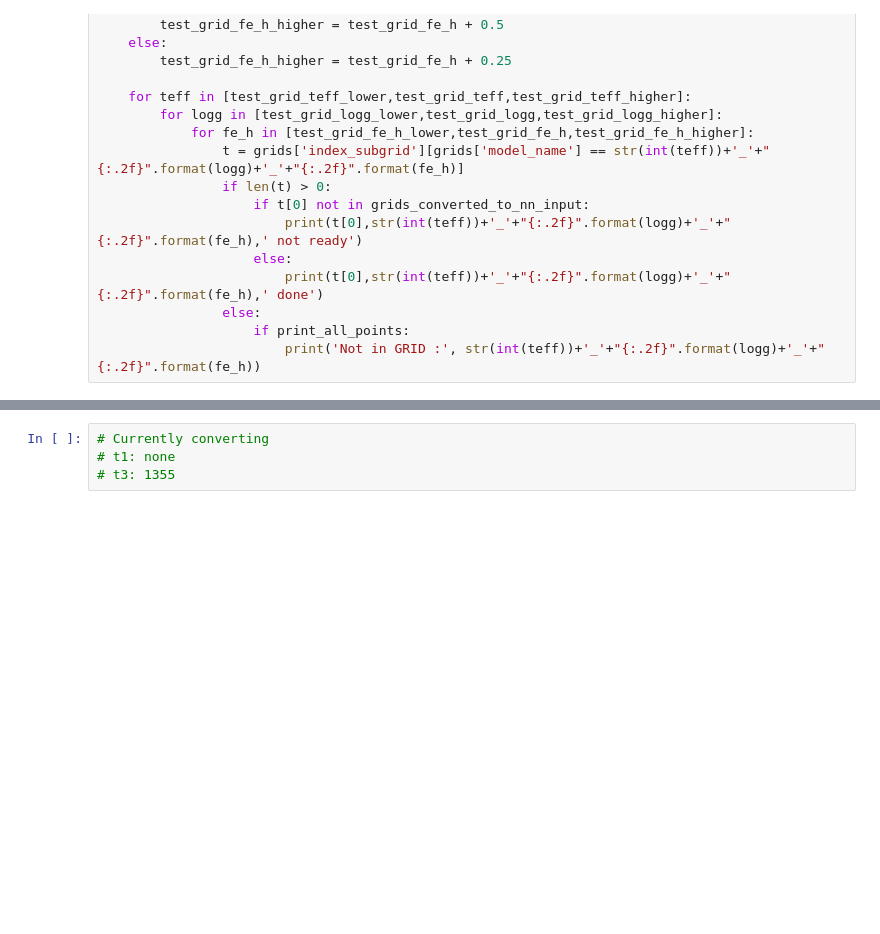
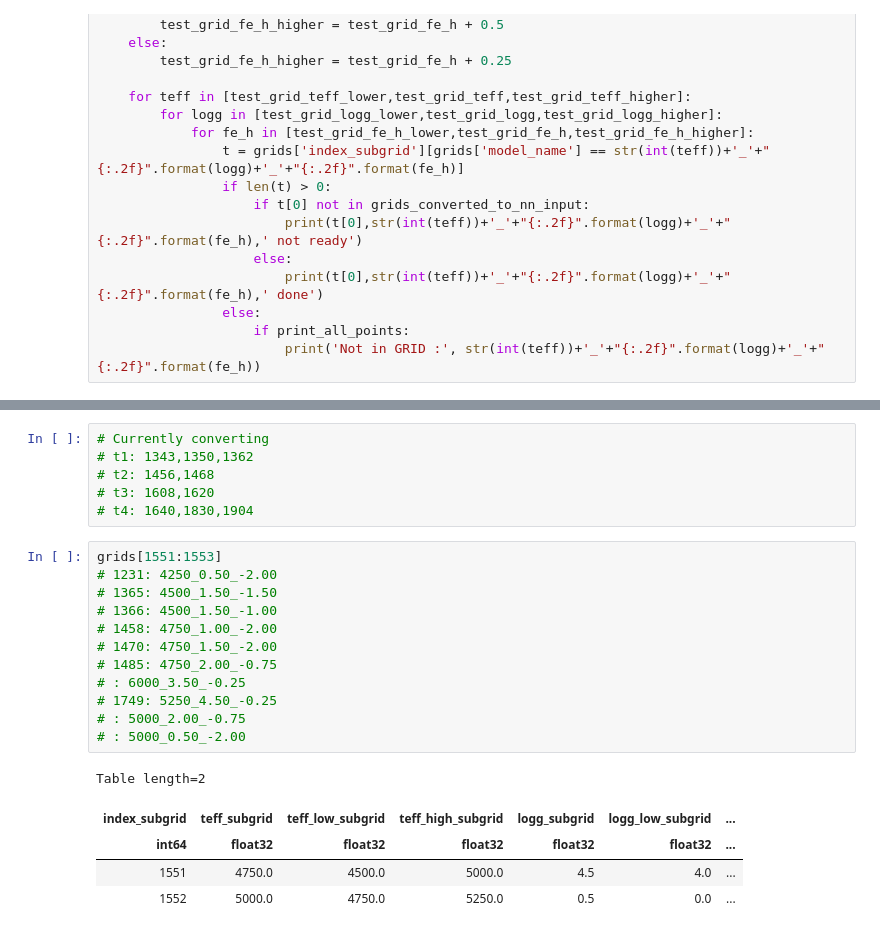
Before and after one commit to svenbuder/GALAH_DR4, a Jupyter notebook: spectrum_grids/galah_dr4_grid_calculation_priority_new_grid.ipynb, the cells around one changed output, grey strips where cells are left out. Drawn from its saved outputs; the diff is of its cells as text; blank space fills up the shorter version.

```diff
--- a/spectrum_grids/galah_dr4_grid_calculation_priority_new_grid.ipynb
+++ b/spectrum_grids/galah_dr4_grid_calculation_priority_new_grid.ipynb
@@ -517,9 +664,29 @@ ps = [1355,1367,1379]
 for p in ps:
     os.system('ipython galah_dr4_grid_interpolation_trainingset_creation.py '+str(p))
-# %%
-# Currently converting
-# t1: none
-# t3: 1355
+# %%
+# Currently converting
+# t1: 1343,1350,1362
+# t2: 1456,1468
+# t3: 1608,1620
+# t4: 1640,1830,1904
+# %%
+grids[1551:1553]
+# 1231: 4250_0.50_-2.00
+# 1365: 4500_1.50_-1.50
+# 1366: 4500_1.50_-1.00
+# 1458: 4750_1.00_-2.00
+# 1470: 4750_1.50_-2.00
+# 1485: 4750_2.00_-0.75
+# : 6000_3.50_-0.25
+# 1749: 5250_4.50_-0.25
+# : 5000_2.00_-0.75
+# : 5000_0.50_-2.00
+# %% [output]
+Table length=2
+| index_subgrid | teff_subgrid | teff_low_subgrid | teff_high_subgrid | logg_subgrid | logg_low_subgrid | ... |
+| int64 | float32 | float32 | float32 | float32 | float32 | ... |
+| 1551 | 4750.0 | 4500.0 | 5000.0 | 4.5 | 4.0 | ... |
+| 1552 | 5000.0 | 4750.0 | 5250.0 | 0.5 | 0.0 | ... |
 # %%
 test_progress()
 # %% [output]
```
Also changed, not shown: parts of 13 cells of this notebook, 4 other files.
